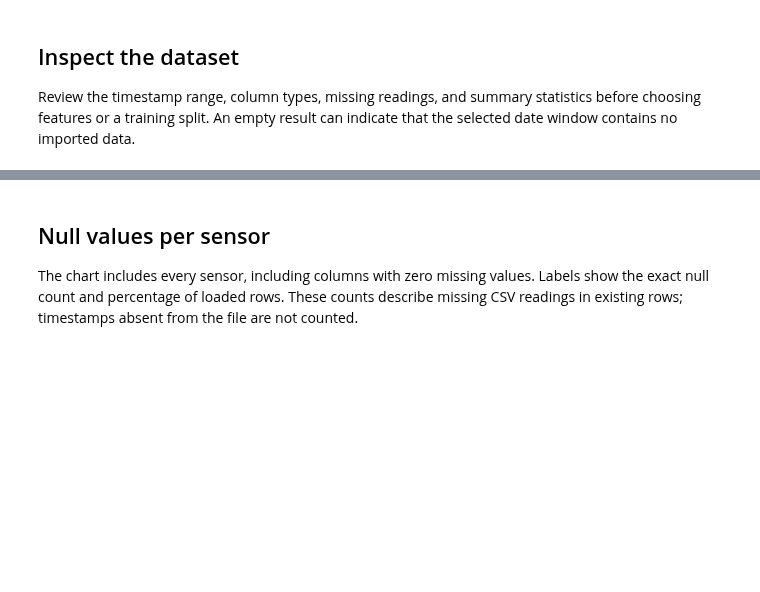
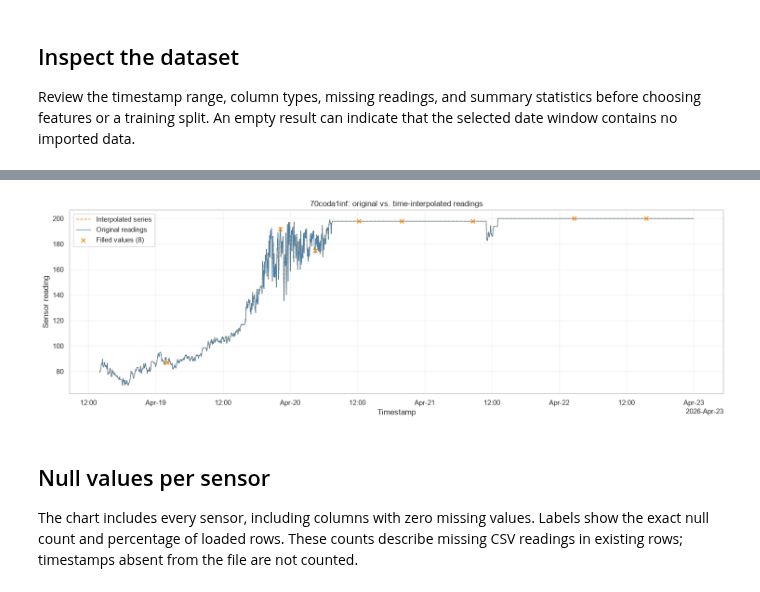
Before and after one commit to ITRI-Projects/ao-mbr-data-pipeline, a Jupyter notebook: notebooks/02_explore_google_drive_csv.ipynb, the cells around one changed output, grey strips where cells are left out. Cells and saved outputs as stored; diff of their text form; code cells hidden in the pictures; blank space fills up the shorter version.

```diff
--- a/notebooks/02_explore_google_drive_csv.ipynb
+++ b/notebooks/02_explore_google_drive_csv.ipynb
@@ -55,8 +57,8 @@ CSV_SEPARATOR = ","
 DATETIME_FORMAT = "mixed"   # Or an explicit format, e.g. "%m/%d/%Y %H:%M".
 DAYFIRST = False            # True for day/month/year timestamps.
 
-START_TIME = None  # Example: "2026-03-24 00:00:00" (inclusive).
-END_TIME = None    # Example: "2026-04-24 00:00:00" (exclusive).
+START_TIME = "2026-04-18 14:00:00"  # Example: "2026-03-24 00:00:00" (inclusive).
+END_TIME = "2026-04-23 13:00:00"    # Example: "2026-04-24 00:00:00" (exclusive).
 
 if not DRIVE_FILE_URL_OR_ID:
     raise ValueError("Set DRIVE_FILE_URL_OR_ID in the repository .env to your CSV link or ID.")
@@ -166,3 +303,46 @@ df.describe()
+# %%
+fig, ax = plt.subplots(figsize=(15, 5))
+
+# The interpolated series bridges eligible gaps; NaNs at edges/long gaps remain breaks.
+ax.plot(
+    sensor_interpolated.index,
+    sensor_interpolated[sensor_name],
+    color="darkorange",
+    linestyle="--",
+    linewidth=1.2,
+    label="Interpolated series",
+    zorder=1,
+)
+ax.plot(
+    sensor_original.index,
+    sensor_original[sensor_name],
+    color="steelblue",
+    linewidth=0.9,
+    label="Original readings",
+    zorder=2,
+)
+ax.scatter(
+    sensor_interpolated.index[filled_mask],
+    sensor_interpolated.loc[filled_mask, sensor_name],
+    color="darkorange",
+    marker="x",
+    s=38,
+    label=f"Filled values ({filled_mask.sum():,})",
+    zorder=3,
+)
+
+locator = mdates.AutoDateLocator()
+ax.xaxis.set_major_locator(locator)
+ax.xaxis.set_major_formatter(mdates.ConciseDateFormatter(locator))
+ax.set_title(f"{sensor_name}: original vs. time-interpolated readings")
+ax.set_xlabel("Timestamp")
+ax.set_ylabel("Sensor reading")
+ax.grid(True, alpha=0.25)
+ax.legend()
+fig.tight_layout()
+plt.show()
+# %% [output]
+[figure, added]
 # %% [markdown]
 ## Null values per sensor
 
```
Also changed, not shown: parts of 10 cells of this notebook.
